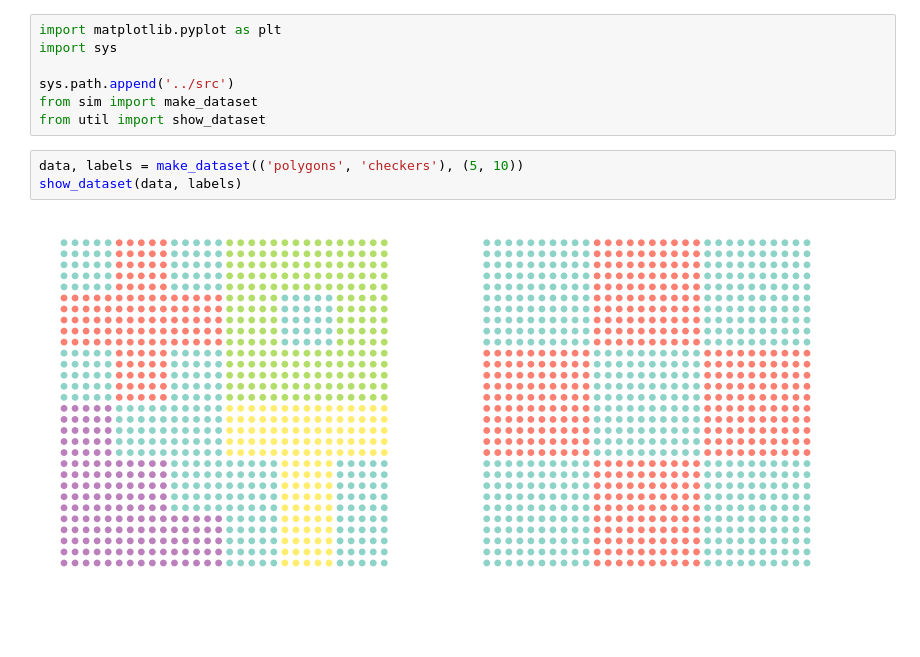
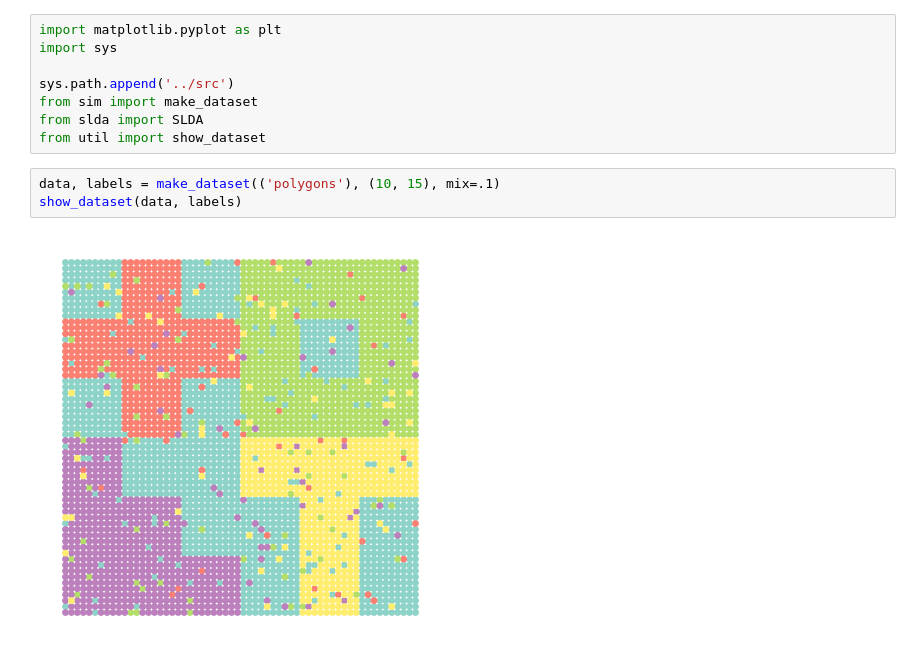
Before and after one commit to craigfouts/asterism, a Jupyter notebook: notebooks/sandbox.ipynb, the cells around one changed output. Drawn from its saved outputs; the diff is of its cells as text; blank space fills up the shorter version.

```diff
--- a/notebooks/sandbox.ipynb
+++ b/notebooks/sandbox.ipynb
@@ -4,9 +4,10 @@ import sys
 
 sys.path.append('../src')
 from sim import make_dataset
+from slda import SLDA
 from util import show_dataset
 # %%
-data, labels = make_dataset(('polygons', 'checkers'), (5, 10))
+data, labels = make_dataset(('polygons'), (10, 15), mix=.1)
 show_dataset(data, labels)
 # %% [output]
-[figure, old version]
+[figure, new version]
```
Also changed, not shown: parts of 3 cells of this notebook, 3 other files.
